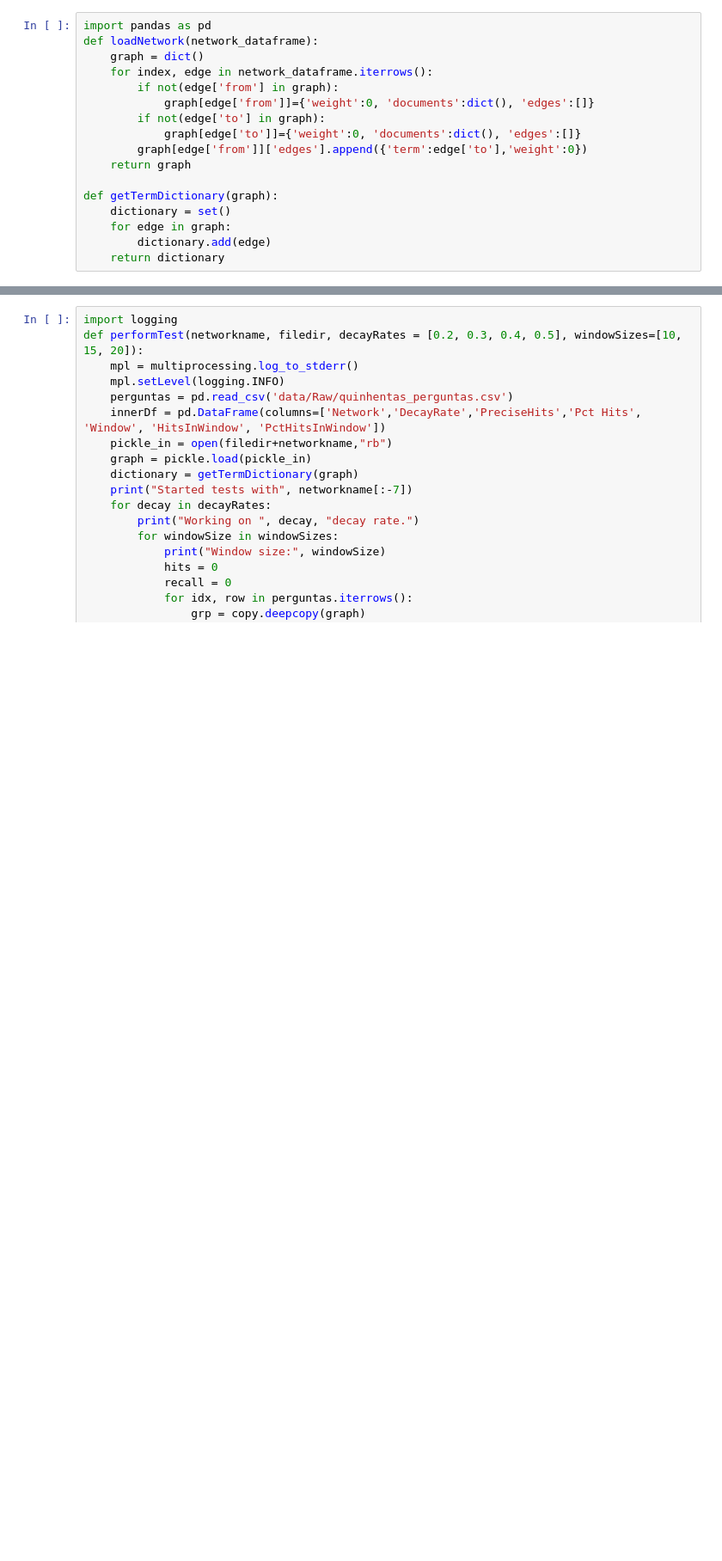
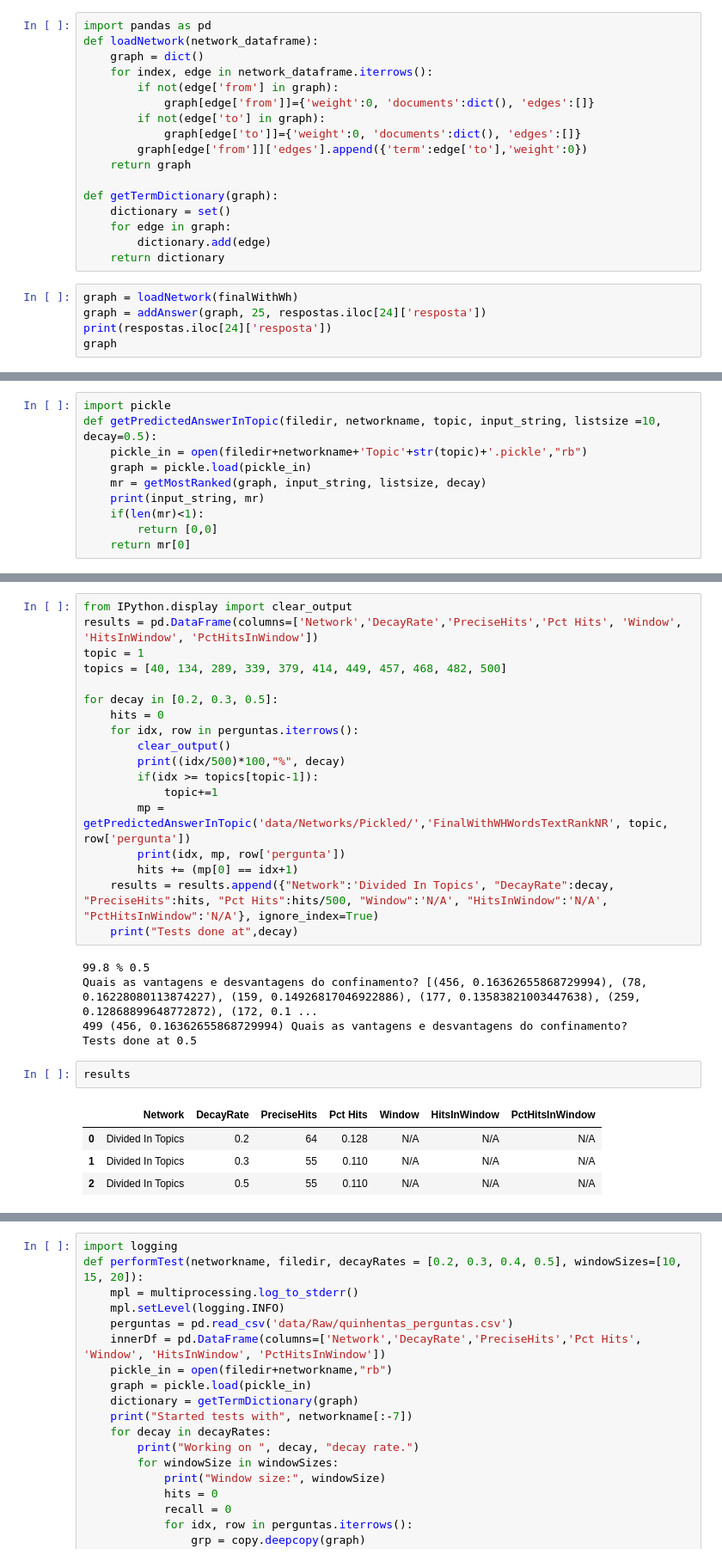
Before and after one commit to Sirsirious/textO, a Jupyter notebook: Graphing.ipynb, the cells around one changed output, grey strips where cells are left out. Shown at 86% size. Drawn from its saved outputs; the diff is of its cells as text; blank space fills up the shorter version.

```diff
--- a/Graphing.ipynb
+++ b/Graphing.ipynb
@@ -121,3 +121,8 @@ def getTermDictionary(graph):
     for edge in graph:
         dictionary.add(edge)
     return dictionary
+# %%
+graph = loadNetwork(finalWithWh)
+graph = addAnswer(graph, 25, respostas.iloc[24]['resposta'])
+print(respostas.iloc[24]['resposta'])
+graph
@@ -174,3 +216,13 @@ def isCorrectAnswerInWindow(graph, input_string, correctanswer, listsize = 10, d
         return True;
     else:
         return False;
+# %%
+import pickle
+def getPredictedAnswerInTopic(filedir, networkname, topic, input_string, listsize =10, decay=0.5):
+    pickle_in = open(filedir+networkname+'Topic'+str(topic)+'.pickle',"rb")
+    graph = pickle.load(pickle_in)
+    mr = getMostRanked(graph, input_string, listsize, decay)
+    print(input_string, mr)
+    if(len(mr)<1):
+        return [0,0]
+    return mr[0]
@@ -176,0 +232,30 @@ def isCorrectAnswerInWindow(graph, input_string, correctanswer, listsize = 10, d
+# %%
+from IPython.display import clear_output
+results = pd.DataFrame(columns=['Network','DecayRate','PreciseHits','Pct Hits', 'Window', 'HitsInWindow', 'PctHitsInWindow'])
+topic = 1
+topics = [40, 134, 289, 339, 379, 414, 449, 457, 468, 482, 500]
+
+for decay in [0.2, 0.3, 0.5]:
+    hits = 0
+    for idx, row in perguntas.iterrows():
+        clear_output()
+        print((idx/500)*100,"%", decay)
+        if(idx >= topics[topic-1]):
+            topic+=1
+        mp = getPredictedAnswerInTopic('data/Networks/Pickled/','FinalWithWHWordsTextRankNR', topic, row['pergunta'])
+        print(idx, mp, row['pergunta'])
+        hits += (mp[0] == idx+1)
+    results = results.append({"Network":'Divided In Topics', "DecayRate":decay, "PreciseHits":hits, "Pct Hits":hits/500, "Window":'N/A', "HitsInWindow":'N/A', "PctHitsInWindow":'N/A'}, ignore_index=True)
+    print("Tests done at",decay)
+# %% [output]
+99.8 % 0.5
+Quais as vantagens e desvantagens do confinamento? [(456, 0.16362655868729994), (78, 0.16228080113874227), (159, 0.14926817046922886), (177, 0.13583821003447638), (259, 0.12868899648772872), (172, 0.1 ...
+499 (456, 0.16362655868729994) Quais as vantagens e desvantagens do confinamento?
+Tests done at 0.5
+# %%
+results
+# %% [output]
+|  | Network | DecayRate | PreciseHits | Pct Hits | Window | HitsInWindow | PctHitsInWindow |
+| 0 | Divided In Topics | 0.2 | 64 | 0.128 | N/A | N/A | N/A |
+| 1 | Divided In Topics | 0.3 | 55 | 0.110 | N/A | N/A | N/A |
+| 2 | Divided In Topics | 0.5 | 55 | 0.110 | N/A | N/A | N/A |
```
Also changed, not shown: parts of 8 cells of this notebook, 27 other files.
